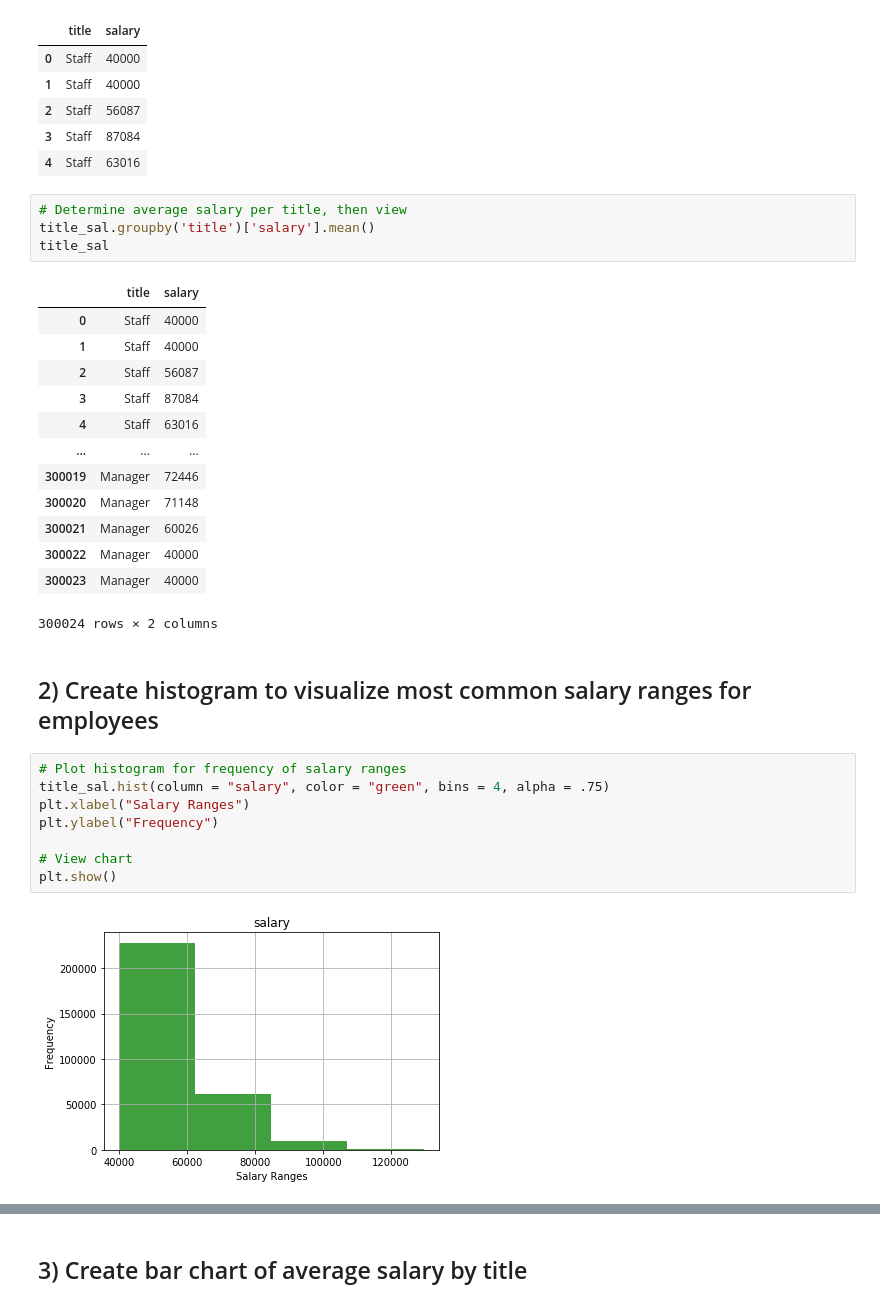
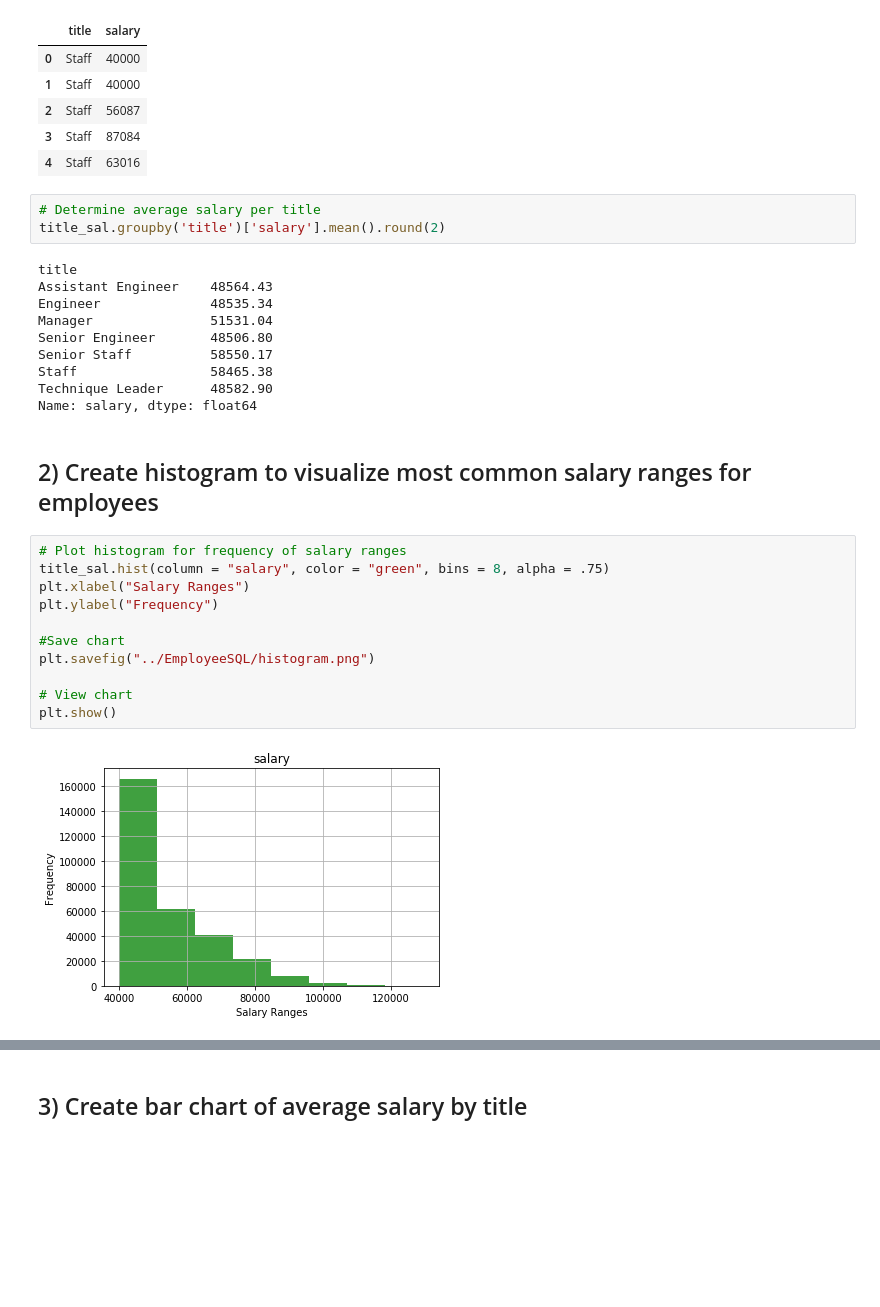
Before and after one commit to Emily-Keymon/Employee-Database-Analysis, a Jupyter notebook: EmployeeSQL/Employees_DB.ipynb, the cells around one changed output, grey strips where cells are left out. Drawn from its saved outputs; the diff is of its cells as text; blank space fills up the shorter version.

Commit message:
updated NB charts

```diff
--- a/EmployeeSQL/Employees_DB.ipynb
+++ b/EmployeeSQL/Employees_DB.ipynb
@@ -123,32 +123,30 @@ title_sal.head()
 | 3 | Staff | 87084 |
 | 4 | Staff | 63016 |
 # %%
-# Determine average salary per title, then view
-title_sal.groupby('title')['salary'].mean()
-title_sal
+# Determine average salary per title
+title_sal.groupby('title')['salary'].mean().round(2)
 # %% [output]
-|  | title | salary |
-| 0 | Staff | 40000 |
-| 1 | Staff | 40000 |
-| 2 | Staff | 56087 |
-| 3 | Staff | 87084 |
-| 4 | Staff | 63016 |
-| ... | ... | ... |
-| 300019 | Manager | 72446 |
-| 300020 | Manager | 71148 |
-| 300021 | Manager | 60026 |
-| 300022 | Manager | 40000 |
-| 300023 | Manager | 40000 |
-300024 rows × 2 columns
+title
+Assistant Engineer    48564.43
+Engineer              48535.34
+Manager               51531.04
+Senior Engineer       48506.80
+Senior Staff          58550.17
+Staff                 58465.38
+Technique Leader      48582.90
+Name: salary, dtype: float64
 # %% [markdown]
 ## 2) Create histogram to visualize most common salary ranges for employees
 # %%
 # Plot histogram for frequency of salary ranges
-title_sal.hist(column = "salary", color = "green", bins = 4, alpha = .75)
+title_sal.hist(column = "salary", color = "green", bins = 8, alpha = .75)
 plt.xlabel("Salary Ranges")
 plt.ylabel("Frequency")
 
+#Save chart
+plt.savefig("../EmployeeSQL/histogram.png")
+
 # View chart
 plt.show()
 # %% [output]
-[figure, old version]
+[figure, new version]
```
Also changed, not shown: parts of 2 cells of this notebook, 3 other files.
